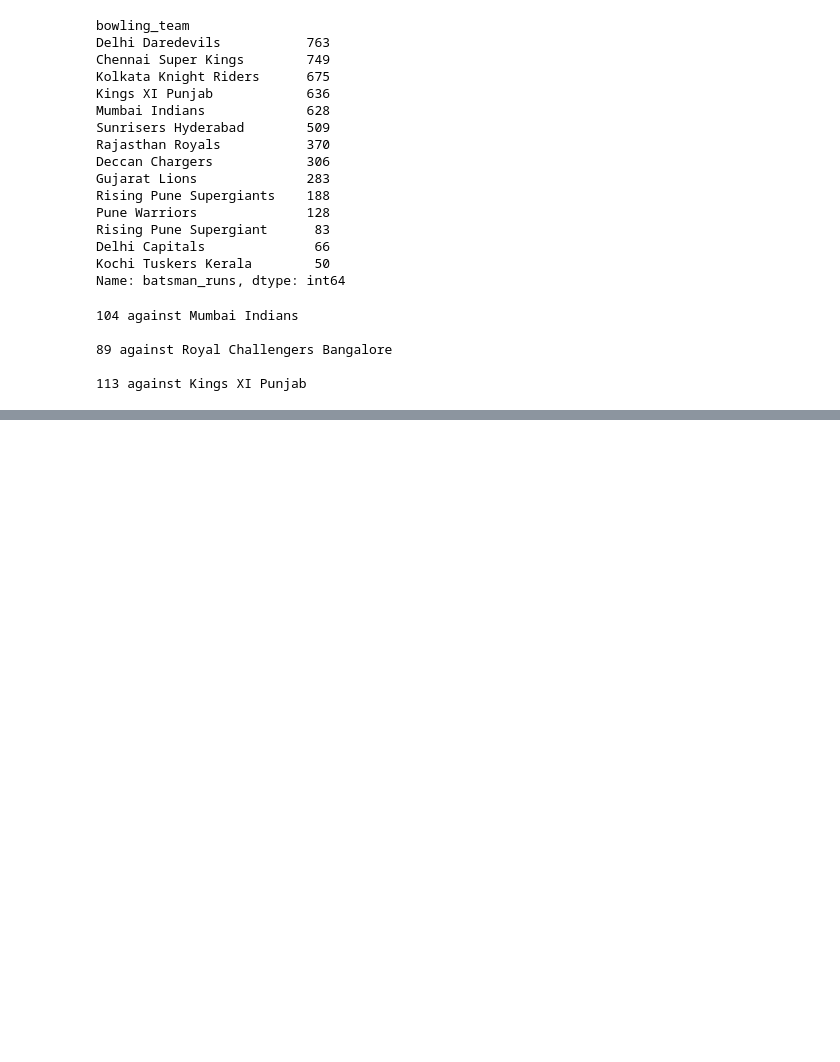
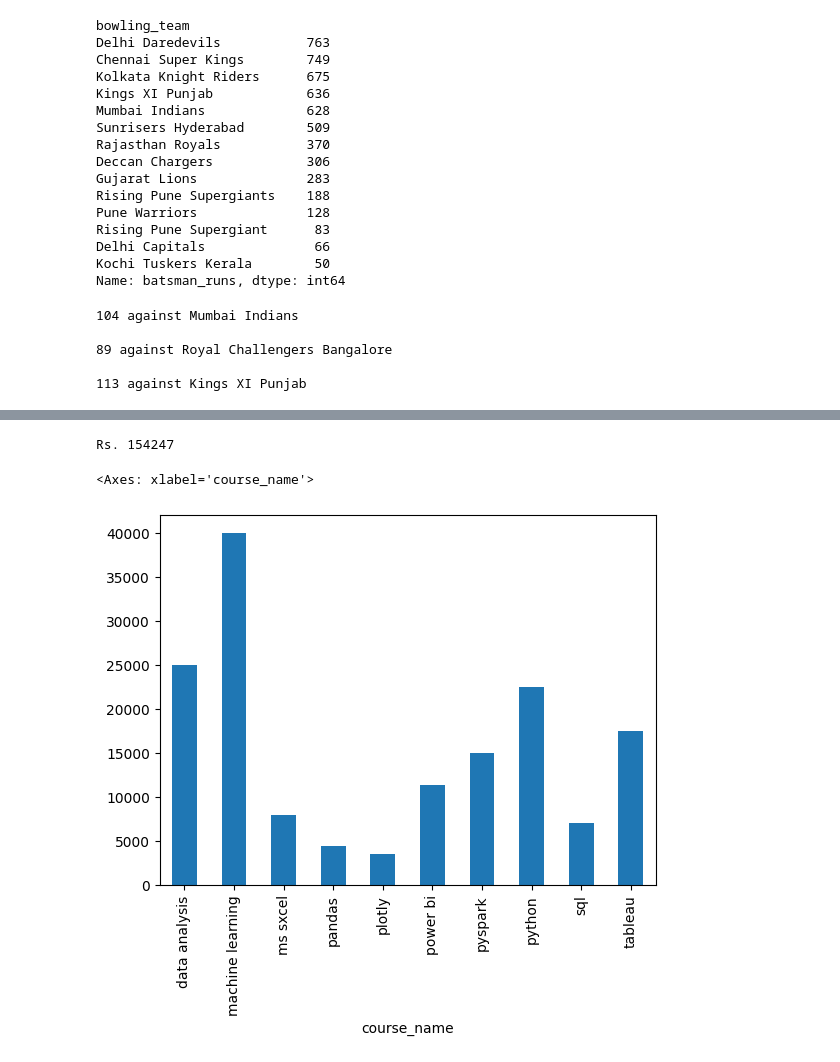
Before and after one commit to karnop/python-data-science-tuts, a Jupyter notebook: pandas-tutorial.ipynb, the cells around one changed output, grey strips where cells are left out. Drawn from its saved outputs; the diff is of its cells as text; code cells hidden in the pictures; blank space fills up the shorter version.

Commit message:
Kaggle Notebook | Pandas tutorial | Added concat, merging

```diff
--- a/pandas-tutorial.ipynb
+++ b/pandas-tutorial.ipynb
@@ -1835,0 +1838,7 @@ func("V Kohli")
+# %%
+courses = pd.read_csv("/kaggle/input/dataset4/courses.csv")
+matches = pd.read_csv("/kaggle/input/dataset4/matches.csv")
+deliveries = pd.read_csv("/kaggle/input/dataset-3/deliveries.csv")
+nov = pd.read_csv("/kaggle/input/dataset4/reg-month1.csv")
+dec = pd.read_csv("/kaggle/input/dataset4/reg-month2.csv")
+students = pd.read_csv("/kaggle/input/dataset4/students.csv")
@@ -1835,0 +1944,4 @@ func("V Kohli")
+# %%
+# inner join
+registrations = pd.concat([nov, dec], ignore_index=True)
+students.merge(registrations, how="inner", on="student_id")
@@ -1835,0 +2015,15 @@ func("V Kohli")
+# %%
+# finding total revenue generated by the company
+courses
+registrations
+table = registrations.merge(courses, how="inner", on="course_id")
+totalrev = table["price"].sum()
+print("Rs.", totalrev)
+# %% [output]
+Rs. 154247
+# %%
+# plotting bar chart for revenue/course
+registrations.merge(courses, on="course_id").groupby("course_name")["price"].sum().plot(kind="bar")
+# %% [output]
+<Axes: xlabel='course_name'>
+[figure, added]
```
Also changed, not shown: parts of 15 cells of this notebook.
